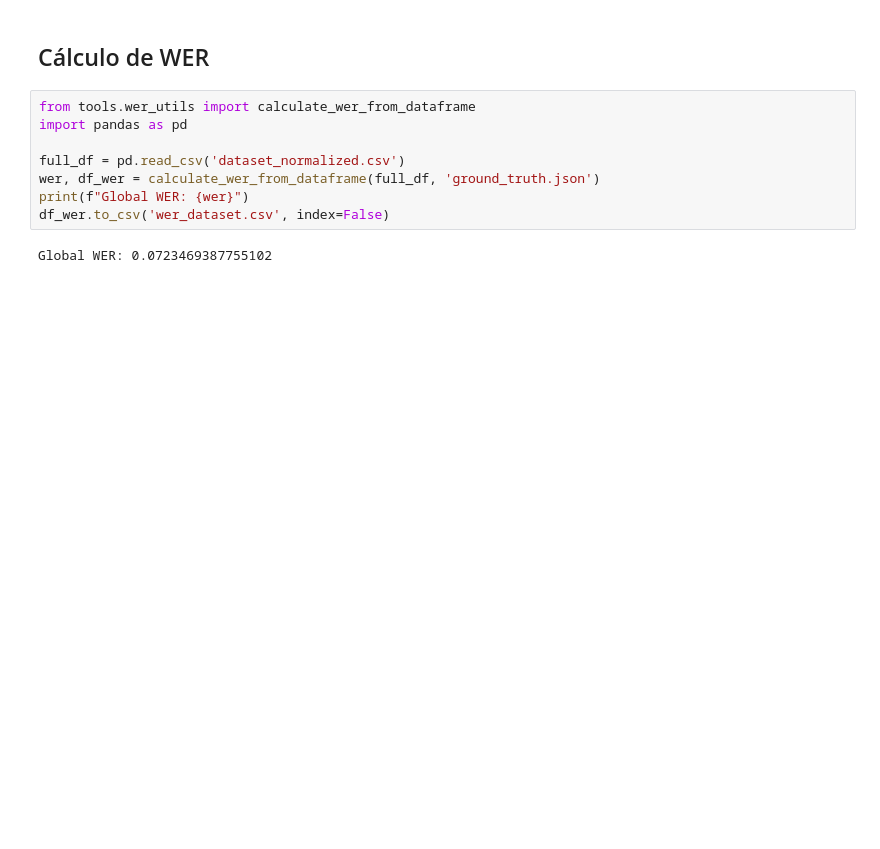
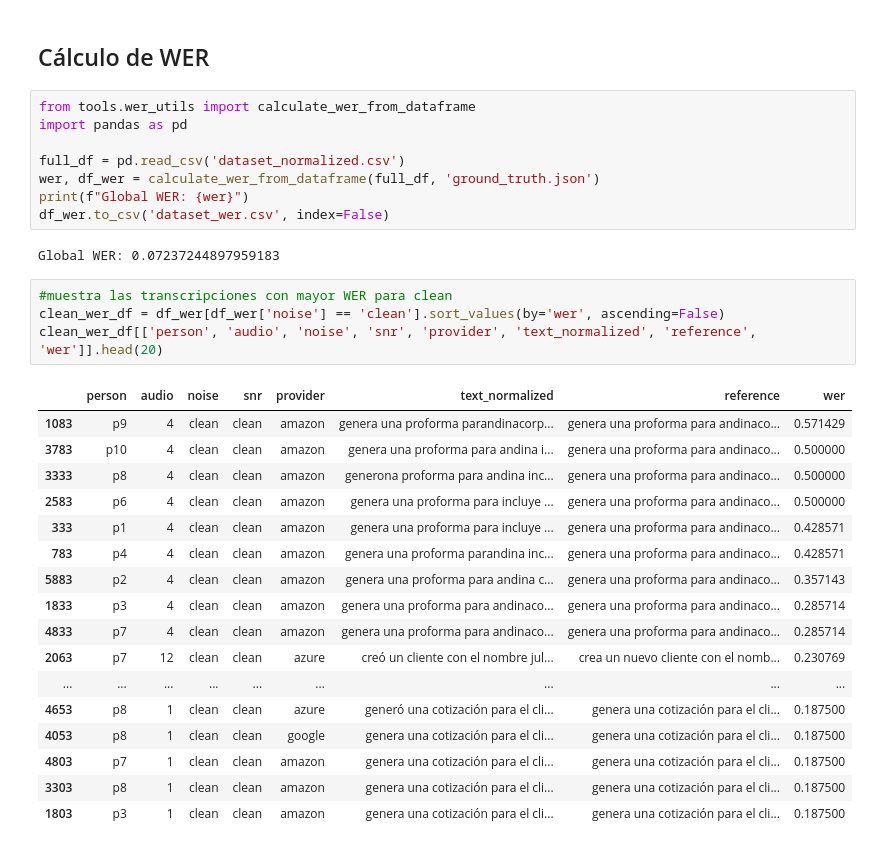
Before and after one commit to agomezb/ASR-Comparative, a Jupyter notebook: 2_wer.ipynb, the cells around one changed output. Drawn from its saved outputs; the diff is of its cells as text; blank space fills up the shorter version.

```diff
--- a/2_wer.ipynb
+++ b/2_wer.ipynb
@@ -7,9 +7,31 @@ import pandas as pd
 full_df = pd.read_csv('dataset_normalized.csv')
 wer, df_wer = calculate_wer_from_dataframe(full_df, 'ground_truth.json')
 print(f"Global WER: {wer}")
-df_wer.to_csv('wer_dataset.csv', index=False)
+df_wer.to_csv('dataset_wer.csv', index=False)
 # %% [output]
-Global WER: 0.0723469387755102
+Global WER: 0.07237244897959183
+# %%
+#muestra las transcripciones con mayor WER para clean
+clean_wer_df = df_wer[df_wer['noise'] == 'clean'].sort_values(by='wer', ascending=False)
+clean_wer_df[['person', 'audio', 'noise', 'snr', 'provider', 'text_normalized', 'reference', 'wer']].head(20)
+# %% [output]
+|  | person | audio | noise | snr | provider | text_normalized | reference | wer |
+| 1083 | p9 | 4 | clean | clean | amazon | genera una proforma parandinacorp... | genera una proforma para andinaco... | 0.571429 |
+| 3783 | p10 | 4 | clean | clean | amazon | genera una proforma para andina i... | genera una proforma para andinaco... | 0.500000 |
+| 3333 | p8 | 4 | clean | clean | amazon | generona proforma para andina inc... | genera una proforma para andinaco... | 0.500000 |
+| 2583 | p6 | 4 | clean | clean | amazon | genera una proforma para incluye ... | genera una proforma para andinaco... | 0.500000 |
+| 333 | p1 | 4 | clean | clean | amazon | genera una proforma para incluye ... | genera una proforma para andinaco... | 0.428571 |
+| 783 | p4 | 4 | clean | clean | amazon | genera una proforma parandina inc... | genera una proforma para andinaco... | 0.428571 |
+| 5883 | p2 | 4 | clean | clean | amazon | genera una proforma para andina c... | genera una proforma para andinaco... | 0.357143 |
+| 1833 | p3 | 4 | clean | clean | amazon | genera una proforma para andinaco... | genera una proforma para andinaco... | 0.285714 |
+| 4833 | p7 | 4 | clean | clean | amazon | genera una proforma para andinaco... | genera una proforma para andinaco... | 0.285714 |
+| 2063 | p7 | 12 | clean | clean | azure | creó un cliente con el nombre jul... | crea un nuevo cliente con el nomb... | 0.230769 |
+| ... | ... | ... | ... | ... | ... | ... | ... | ... |
+| 4653 | p8 | 1 | clean | clean | azure | generó una cotización para el cli... | genera una cotización para el cli... | 0.187500 |
+| 4053 | p8 | 1 | clean | clean | google | genera una cotización para el cli... | genera una cotización para el cli... | 0.187500 |
+| 4803 | p7 | 1 | clean | clean | amazon | genera una cotización para el cli... | genera una cotización para el cli... | 0.187500 |
+| 3303 | p8 | 1 | clean | clean | amazon | genera una cotización para el cli... | genera una cotización para el cli... | 0.187500 |
+| 1803 | p3 | 1 | clean | clean | amazon | genera una cotización para el cli... | genera una cotización para el cli... | 0.187500 |
 # %%
 import matplotlib.pyplot as plt
 import seaborn as sns
```
Also changed, not shown: parts of 6 cells of this notebook, 3 other files.
